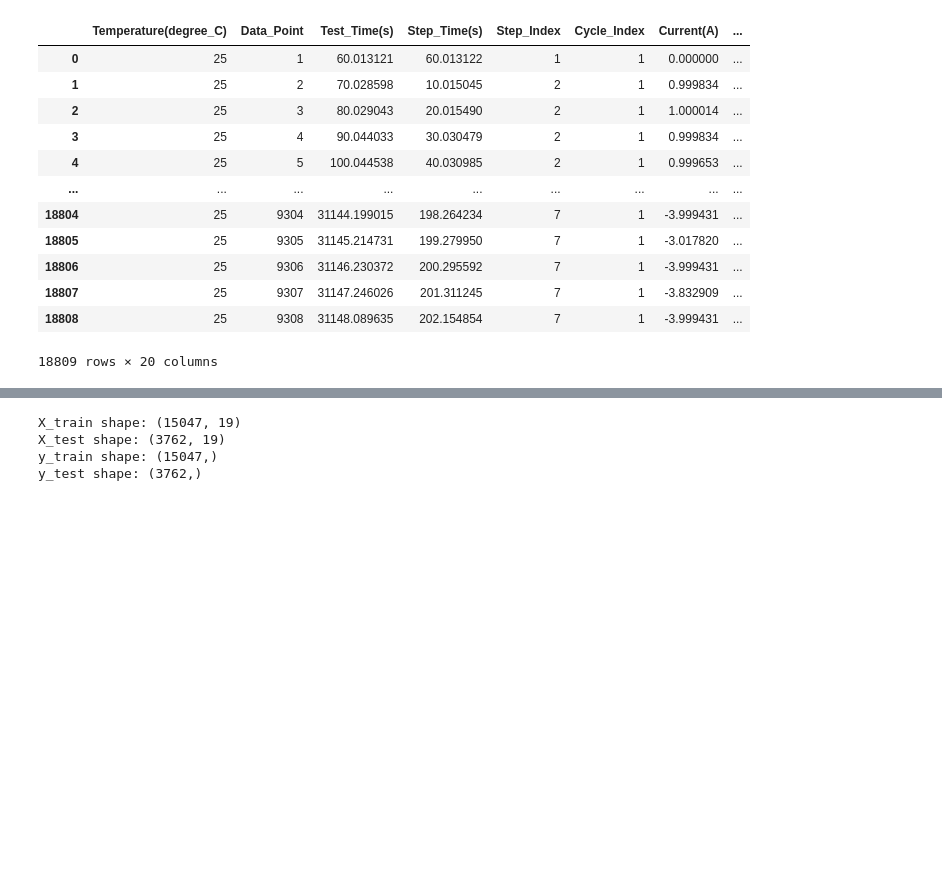
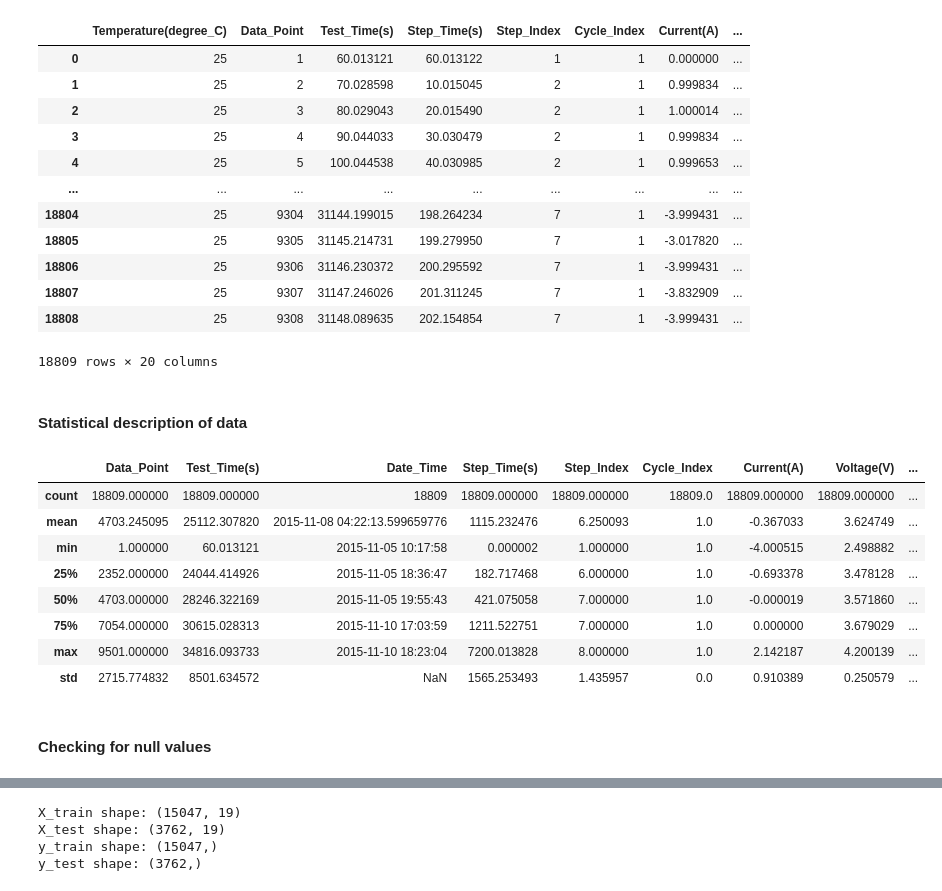
Before and after one commit to AnmayaPanda/BatteryManagementSystem, a Jupyter notebook: BMS_Final.ipynb, the cells around one changed output, grey strips where cells are left out. Saved outputs shown, nothing was run; the diff lists cells and outputs as text; code cells hidden in the pictures; blank space fills up the shorter version.

```diff
--- a/BMS_Final.ipynb
+++ b/BMS_Final.ipynb
@@ -66,3 +81,19 @@ data
 | 18807 | 25 | 9307 | 31147.246026 | 201.311245 | 7 | 1 | -3.832909 | ... |
 | 18808 | 25 | 9308 | 31148.089635 | 202.154854 | 7 | 1 | -3.999431 | ... |
 18809 rows × 20 columns
+# %% [markdown]
+#### Statistical description of data
+# %%
+data.describe()
+# %% [output]
+|  | Data_Point | Test_Time(s) | Date_Time | Step_Time(s) | Step_Index | Cycle_Index | Current(A) | Voltage(V) | ... |
+| count | 18809.000000 | 18809.000000 | 18809 | 18809.000000 | 18809.000000 | 18809.0 | 18809.000000 | 18809.000000 | ... |
+| mean | 4703.245095 | 25112.307820 | 2015-11-08 04:22:13.599659776 | 1115.232476 | 6.250093 | 1.0 | -0.367033 | 3.624749 | ... |
+| min | 1.000000 | 60.013121 | 2015-11-05 10:17:58 | 0.000002 | 1.000000 | 1.0 | -4.000515 | 2.498882 | ... |
+| 25% | 2352.000000 | 24044.414926 | 2015-11-05 18:36:47 | 182.717468 | 6.000000 | 1.0 | -0.693378 | 3.478128 | ... |
+| 50% | 4703.000000 | 28246.322169 | 2015-11-05 19:55:43 | 421.075058 | 7.000000 | 1.0 | -0.000019 | 3.571860 | ... |
+| 75% | 7054.000000 | 30615.028313 | 2015-11-10 17:03:59 | 1211.522751 | 7.000000 | 1.0 | 0.000000 | 3.679029 | ... |
+| max | 9501.000000 | 34816.093733 | 2015-11-10 18:23:04 | 7200.013828 | 8.000000 | 1.0 | 2.142187 | 4.200139 | ... |
+| std | 2715.774832 | 8501.634572 | NaN | 1565.253493 | 1.435957 | 0.0 | 0.910389 | 0.250579 | ... |
+# %% [markdown]
+#### Checking for null values
```
Also changed, not shown: parts of 26 cells of this notebook.
